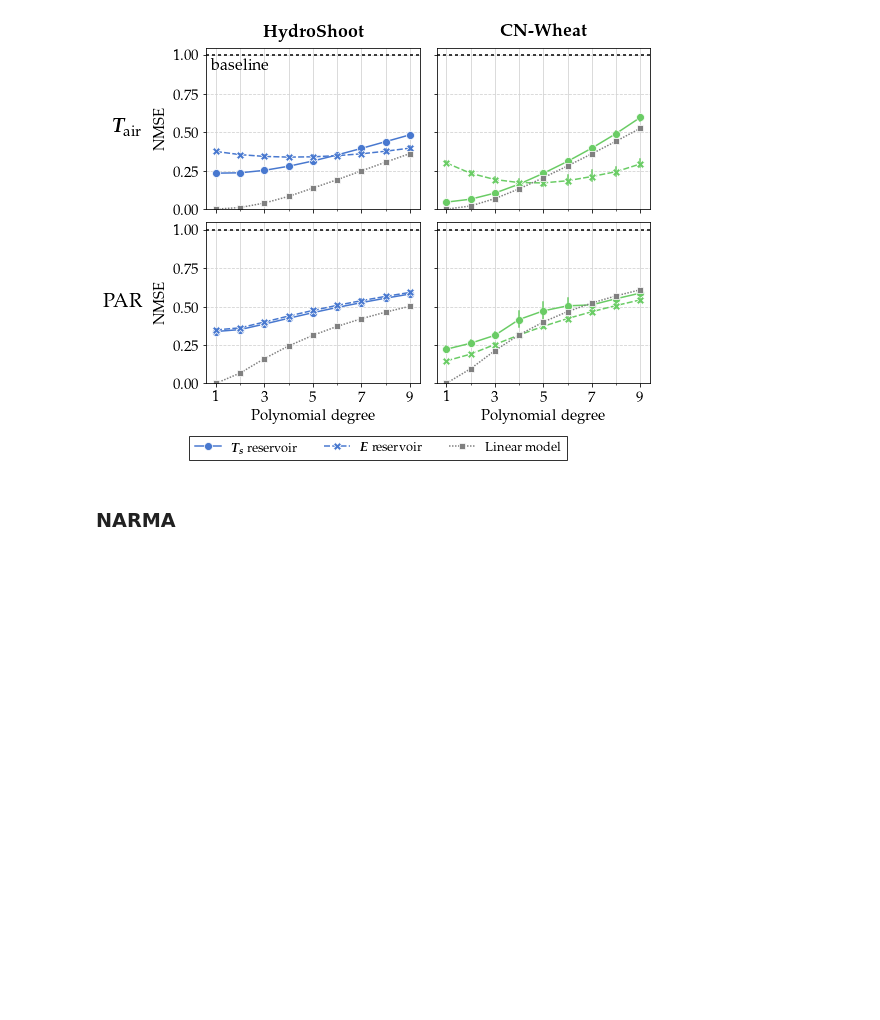
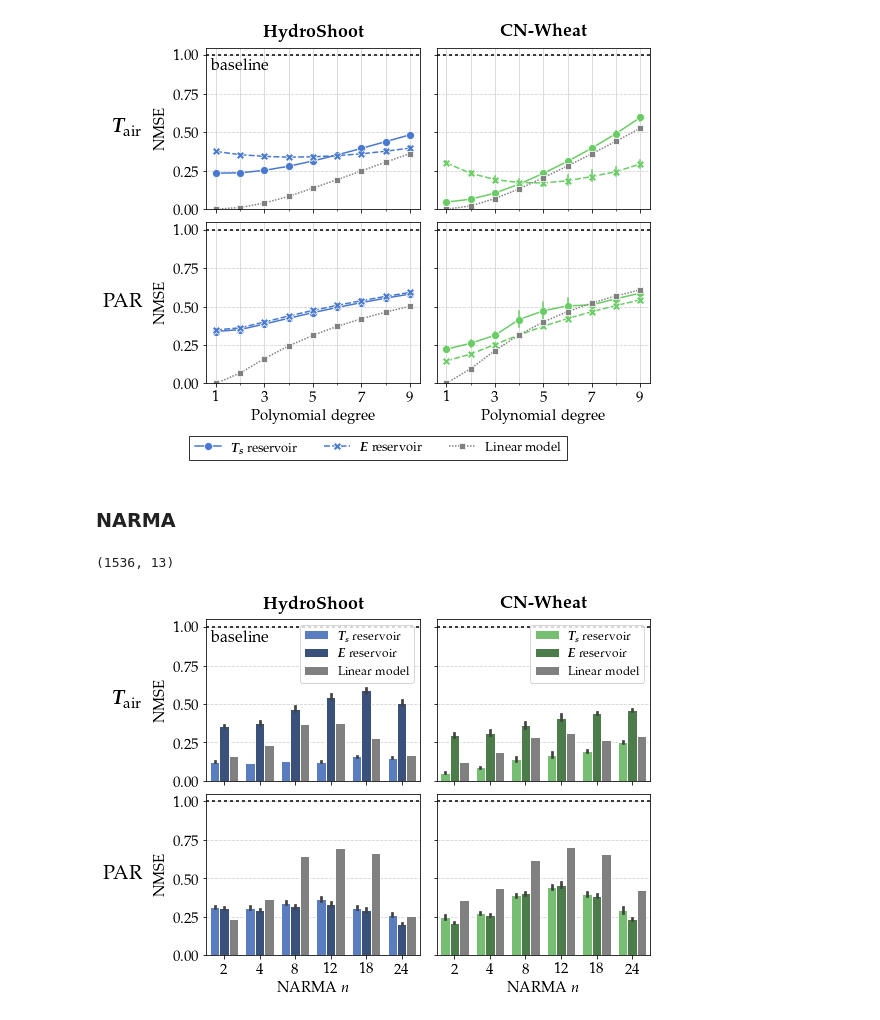
Before and after one commit to mcndt/thesis-plant-reservoir-computing, a Jupyter notebook: notebooks/regression_tests/Figures_Scores_comp_bench.ipynb, the cells around one changed output. Drawn from its saved outputs; the diff is of its cells as text; code cells hidden in the pictures; blank space fills up the shorter version.

```diff
--- a/notebooks/regression_tests/Figures_Scores_comp_bench.ipynb
+++ b/notebooks/regression_tests/Figures_Scores_comp_bench.ipynb
@@ -241,0 +239,63 @@ print(polynomial_scores.shape)
+# %%
+narma_scores = get_benchmark_scores('NARMA')
+narma_scores.narma_n = narma_scores.narma_n.apply(lambda x: int(x))
+print(narma_scores.shape)
+# %% [output]
+(1536, 13)
+# %%
+with plt.style.context('seaborn-muted'):
+  fig, axs = plt.subplots(2, 2, figsize=(8, 6), sharey=True, sharex=True)
+  colors = sns.color_palette()
+
+  for row, axs_row, target in zip([0,1], axs, input_names):
+    for col, ax, dataset in zip([0, 1], axs_row, datasets):
+
+      # Data
+      color = colors[col]
+      color_alt = list(map(lambda x: 0.65 * x, color))
+      plot_data = narma_scores.loc[
+        (narma_scores.dataset_id == dataset) &
+        (narma_scores.target_id == target) &
+        (narma_scores.reservoir_id.isin(reservoirs + [target_baseline_map[target]]))
+      ]
+      # sns.lineplot(data=plot_data, x='narma_n', y='test_score', hue='reservoir_id', style='reservoir_id',
+                  #  dashes=True, markers=True, ax=ax, markersize=8, err_style='bars', palette=[color, color, 'grey'])
+
+      sns.barplot(data=plot_data, x='narma_n', y='test_score', hue='reservoir_id', ax=ax,
+                  palette=[color, color_alt, 'grey'], edgecolor="white")
+
+      ax.set(xlabel=None, ylabel=None)
+      # Labeling
+      if col == 0:
+        ax.set(ylabel='NMSE')
+        ax.annotate(input_symbols[target], (-0.3, 0.5), xycoords='axes fraction', va='center', ha='right', fontsize=20)
+      if row == 0:
+        ax.annotate(f'\\textbf{{{dataset}}}', (0.5, 1.07), xycoords='axes fraction', ha='center', fontsize=18)
+      if row == 1:
+        ax.set(xlabel=r'NARMA $n$')
+
+
+      # Axes
+      ax.set_axisbelow(True)
+      ax.grid(axis='y', linestyle='dashed', color='lightgrey', which='both')
+
+      ax.set_ylim(0, 1.05)
+      ax.set_yticks([0, 0.25, 0.5, 0.75, 1])
+      ax.axhline(1, color='black', dashes=(2,2))
+      if ax is axs.flatten()[0]:
+        ax.annotate('baseline', (0.017, 0.86), fontsize=16, xycoords='axes fraction')
+
+      # Cleanup
+      if row == 0:
+        handles, labels = ax.get_legend_handles_labels()
+        labels = [f"{res_symbols[l]} reservoir" for l in ax.get_legend_handles_labels()[1][:-1]] + ['Linear model']
+        ax.legend(handles, labels, loc='upper right')
+      else:
+        ax.get_legend().remove()
+
+
+  plt.tight_layout()
+  plt.subplots_adjust(wspace=0.08, hspace=0.08)
+  plt.savefig('comp_NARMA_perf.png', dpi=200, facecolor='white', bbox_inches='tight')
+# %% [output]
+[figure, added]
```
Also changed, not shown: parts of 1 cell of this notebook, 8 other files.
